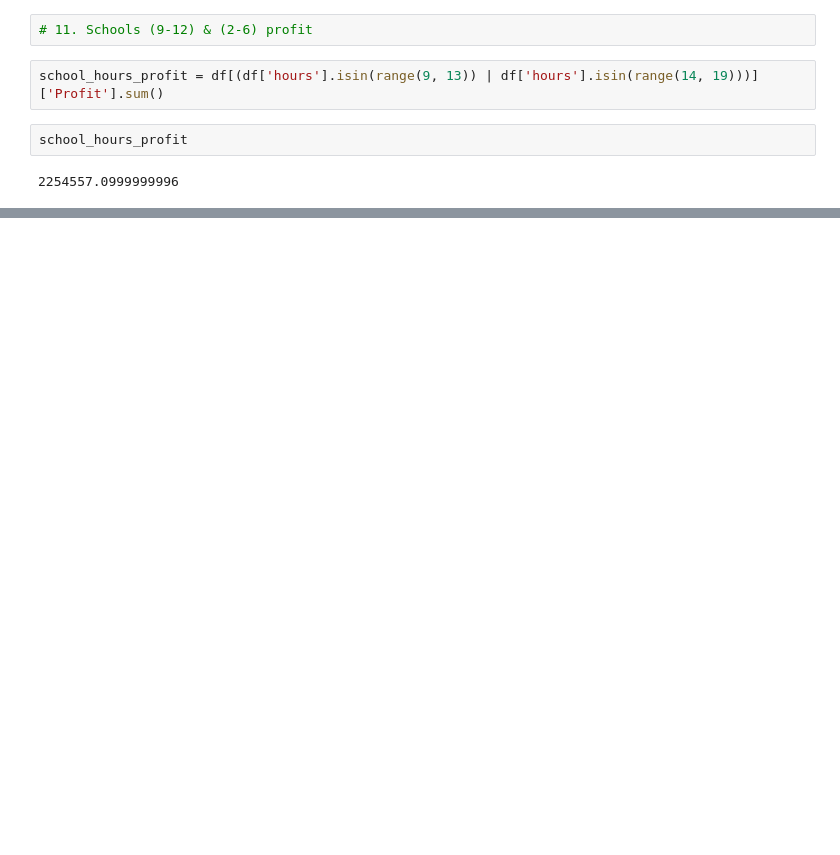
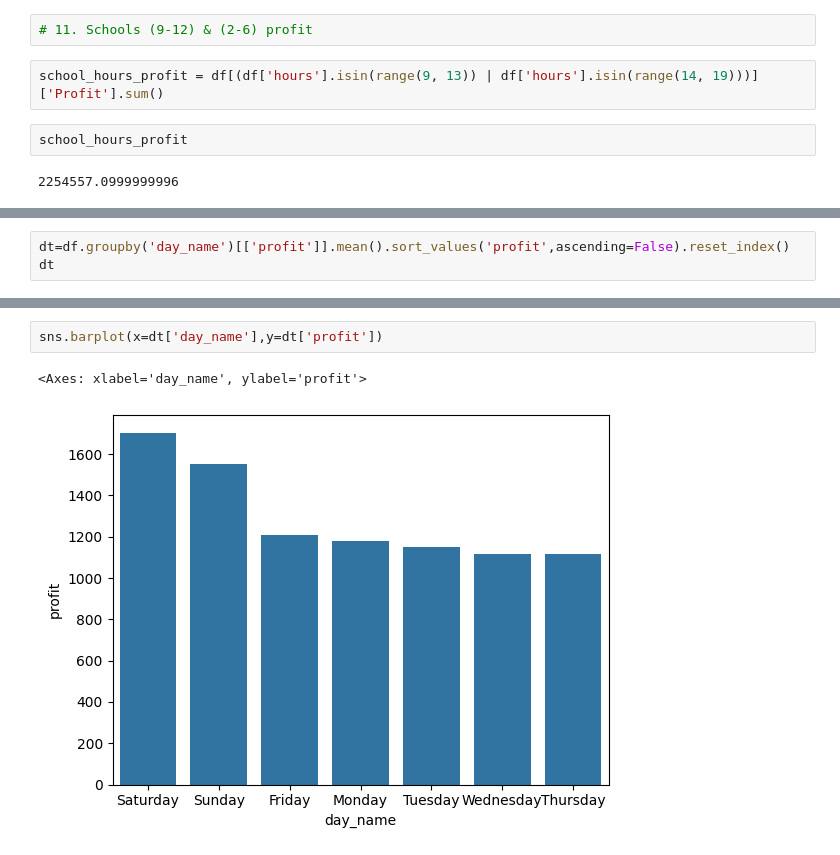
Before and after one commit to HamedRashwan/Bikes-Analysis, a Jupyter notebook: Bikes analysis .ipynb, the cells around one changed output, grey strips where cells are left out. Cells and saved outputs as stored; diff of their text form; blank space fills up the shorter version.

```diff
--- a/Bikes analysis .ipynb
+++ b/Bikes analysis .ipynb
@@ -334,0 +684,3 @@ profit_2011_saturdays_fall
+# %%
+dt=df.groupby('day_name')[['profit']].mean().sort_values('profit',ascending=False).reset_index()
+dt
@@ -334,0 +696,5 @@ profit_2011_saturdays_fall
+# %%
+sns.barplot(x=dt['day_name'],y=dt['profit'])
+# %% [output]
+<Axes: xlabel='day_name', ylabel='profit'>
+[figure, added]
```
Also changed, not shown: parts of 48 cells of this notebook.
